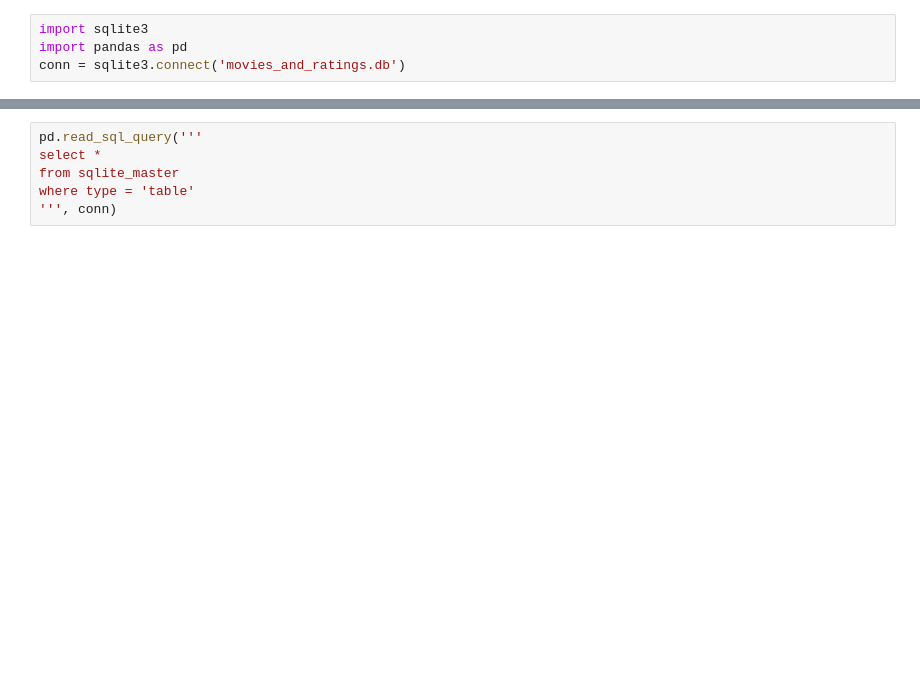
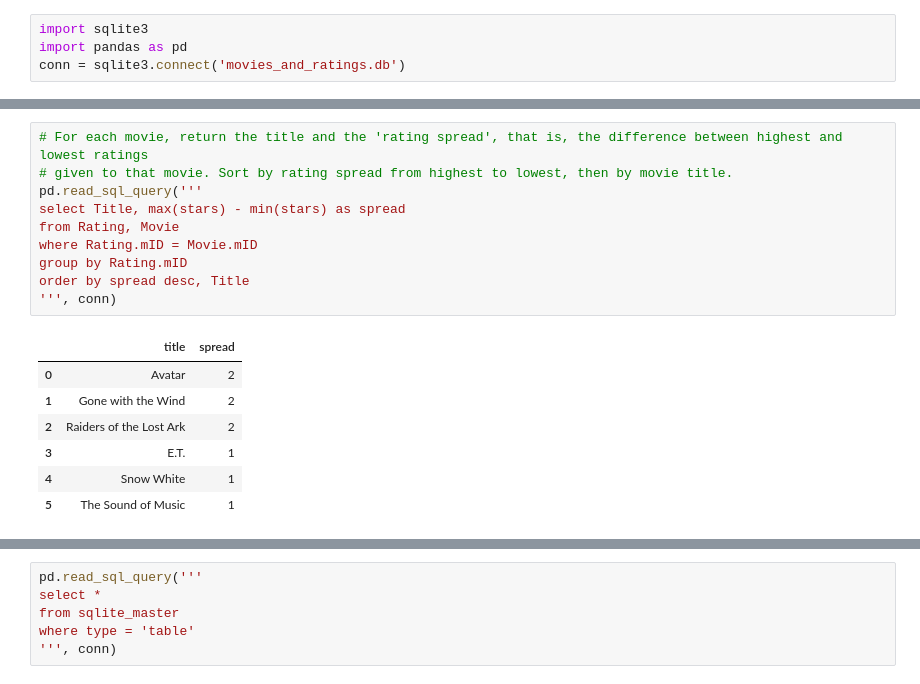
Before and after one commit to OniSlayer/stanford_sql_exercises, a Jupyter notebook: stanford_sql_exercises.ipynb, the cells around one changed output, grey strips where cells are left out. Cells and saved outputs as stored; diff of their text form; blank space fills up the shorter version.

```diff
--- a/stanford_sql_exercises.ipynb
+++ b/stanford_sql_exercises.ipynb
@@ -9,0 +121,18 @@ conn = sqlite3.connect('movies_and_ratings.db')
+# %%
+# For each movie, return the title and the 'rating spread', that is, the difference between highest and lowest ratings
+# given to that movie. Sort by rating spread from highest to lowest, then by movie title.
+pd.read_sql_query('''
+select Title, max(stars) - min(stars) as spread
+from Rating, Movie
+where Rating.mID = Movie.mID
+group by Rating.mID
+order by spread desc, Title
+''', conn)
+# %% [output]
+|  | title | spread |
+| 0 | Avatar | 2 |
+| 1 | Gone with the Wind | 2 |
+| 2 | Raiders of the Lost Ark | 2 |
+| 3 | E.T. | 1 |
+| 4 | Snow White | 1 |
+| 5 | The Sound of Music | 1 |
```
Also changed, not shown: parts of 10 cells of this notebook, 1 other file.
